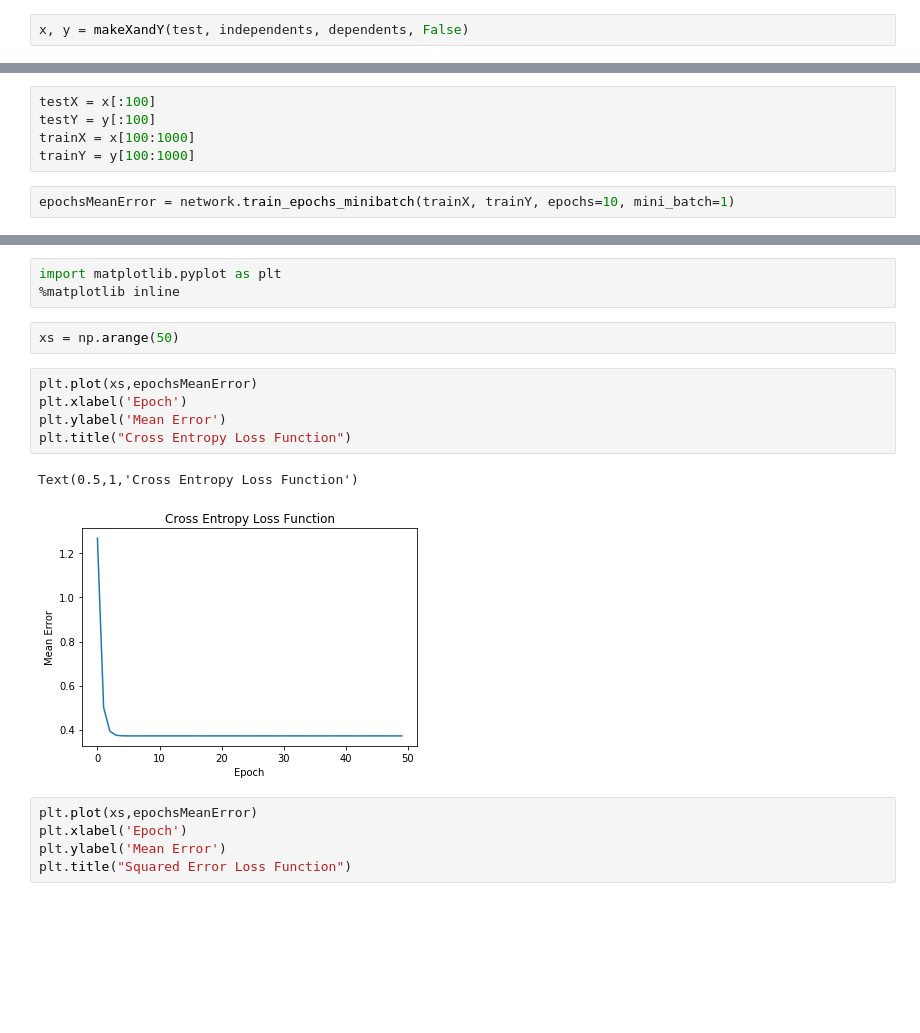
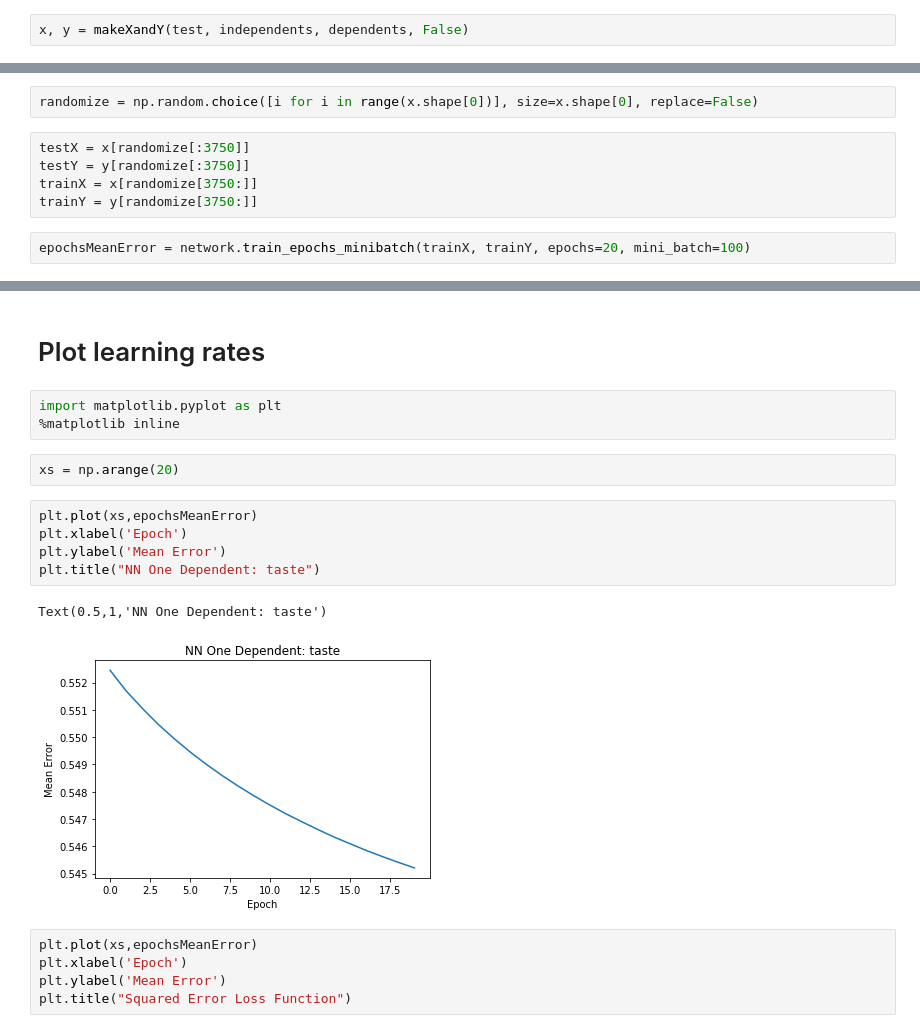
Before and after one commit to jameslabundis/data-401-project-2, a Jupyter notebook: testingNeural.ipynb, the cells around one changed output, grey strips where cells are left out. Drawn from its saved outputs; the diff is of its cells as text; blank space fills up the shorter version.

```diff
--- a/testingNeural.ipynb
+++ b/testingNeural.ipynb
@@ -322,10 +328,12 @@ y.shape
+# %%
+randomize = np.random.choice([i for i in range(x.shape[0])], size=x.shape[0], replace=False)
 # %%
-testX = x[:100]
-testY = y[:100]
-trainX = x[100:1000]
-trainY = y[100:1000]
+testX = x[randomize[:3750]]
+testY = y[randomize[:3750]]
+trainX = x[randomize[3750:]]
+trainY = y[randomize[3750:]]
 # %%
-epochsMeanError = network.train_epochs_minibatch(trainX, trainY, epochs=10, mini_batch=1)
+epochsMeanError = network.train_epochs_minibatch(trainX, trainY, epochs=20, mini_batch=100)
 # %% [output]
 Epoch#: 0
 Epoch#: 1
@@ -369,16 +468,18 @@ matrix([[ 0.66339757,  0.7132823 ,  0.97382122,  0.73408313,  0.8735975 ]])
+# %% [markdown]
+# Plot learning rates
 # %%
 import matplotlib.pyplot as plt
 %matplotlib inline
 # %%
-xs = np.arange(50)
+xs = np.arange(20)
 # %%
 plt.plot(xs,epochsMeanError)
 plt.xlabel('Epoch')
 plt.ylabel('Mean Error')
-plt.title("Cross Entropy Loss Function")
+plt.title("NN One Dependent: taste")
 # %% [output]
-Text(0.5,1,'Cross Entropy Loss Function')
+Text(0.5,1,'NN One Dependent: taste')
-[figure, old version]
+[figure, new version]
 # %%
 plt.plot(xs,epochsMeanError)
 plt.xlabel('Epoch')
```
Also changed, not shown: parts of 32 cells of this notebook, 1 other file.
